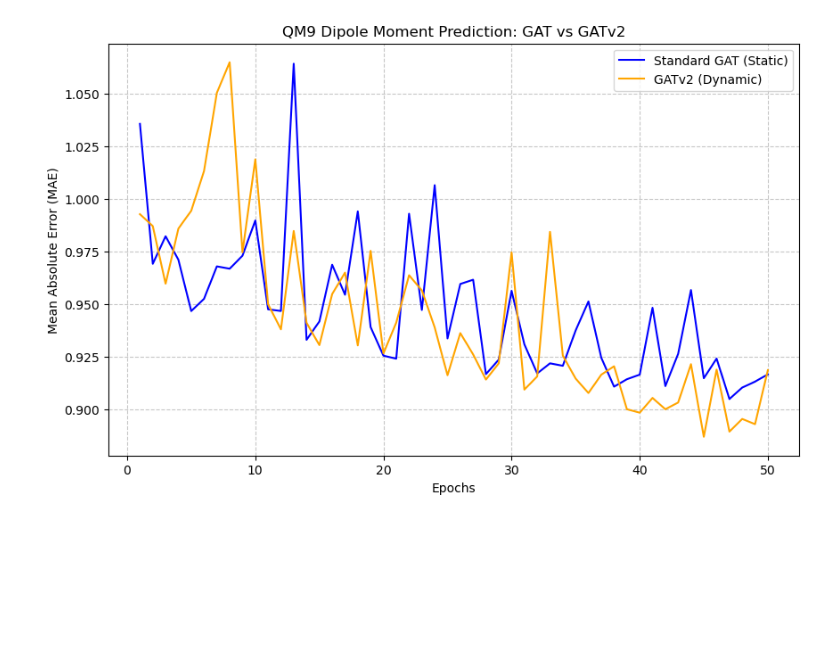
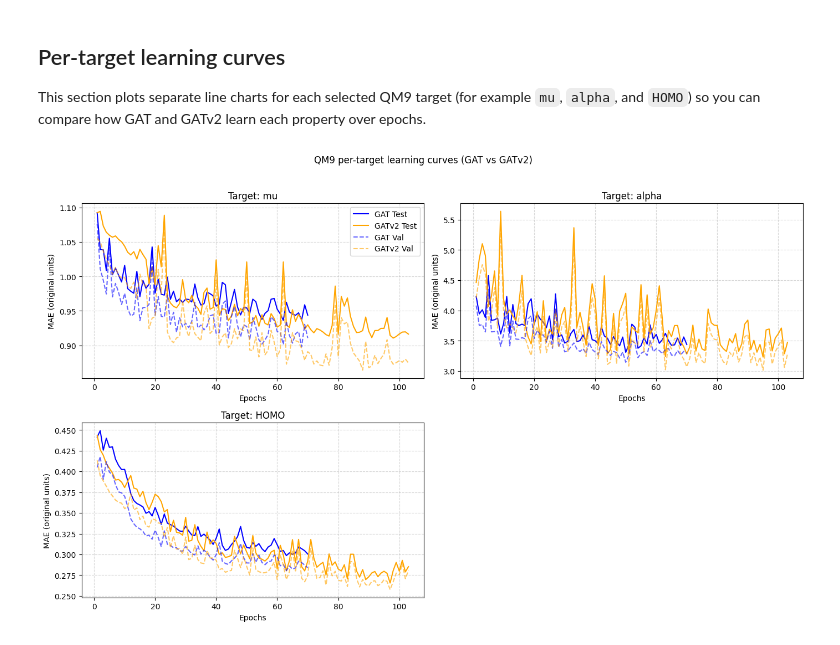
Before and after one commit to anushka-vijay/gat-wrecked, a Jupyter notebook: notebooks/06_chemical_qm9.ipynb, the cells around one changed output. Saved outputs shown, nothing was run; the diff lists cells and outputs as text; code cells hidden in the pictures; blank space fills up the shorter version.

Commit message:
Update README and notebooks for GAT vs GATv2 comparison;
Added igb experiments and a draft of the the report.

```diff
--- a/notebooks/06_chemical_qm9.ipynb
+++ b/notebooks/06_chemical_qm9.ipynb
@@ -162,13 +307,44 @@ Epoch 050 | GAT MAE: 0.9165 | GATv2 MAE: 0.9185
+# %% [markdown]
+## Per-target learning curves
+
+This section plots separate line charts for each selected QM9 target (for example `mu`, `alpha`, and `HOMO`) so you can compare how GAT and GATv2 learn each property over epochs.
 # %%
-plt.figure(figsize=(10, 6))
-plt.plot(range(1, epochs + 1), gat_history, label='Standard GAT (Static)', color='blue')
-plt.plot(range(1, epochs + 1), v2_history, label='GATv2 (Dynamic)', color='orange')
+import math
 
-plt.xlabel('Epochs')
-plt.ylabel('Mean Absolute Error (MAE)')
-plt.title('QM9 Dipole Moment Prediction: GAT vs GATv2')
-plt.legend()
-plt.grid(True, linestyle='--', alpha=0.7)
+num_t = len(target_labels)
+cols = 2
+rows = math.ceil(num_t / cols)
+fig, axes = plt.subplots(rows, cols, figsize=(14, 4.2 * rows), squeeze=False)
+
+for i, name in enumerate(target_labels):
+    r, c = divmod(i, cols)
+    ax = axes[r][c]
+
+    gat_val_t = [row[i] for row in gat_val_targets_history]
+    gat_test_t = [row[i] for row in gat_test_targets_history]
+    v2_val_t = [row[i] for row in v2_val_targets_history]
+    v2_test_t = [row[i] for row in v2_test_targets_history]
+
+    ax.plot(range(1, len(gat_test_t) + 1), gat_test_t, label='GAT Test', color='blue')
+    ax.plot(range(1, len(v2_test_t) + 1), v2_test_t, label='GATv2 Test', color='orange')
+    ax.plot(range(1, len(gat_val_t) + 1), gat_val_t, '--', label='GAT Val', color='blue', alpha=0.6)
+    ax.plot(range(1, len(v2_val_t) + 1), v2_val_t, '--', label='GATv2 Val', color='orange', alpha=0.6)
+
+    ax.set_title(f"Target: {name}")
+    ax.set_xlabel('Epochs')
+    ax.set_ylabel('MAE (original units)')
+    ax.grid(True, linestyle='--', alpha=0.5)
+
+    if i == 0:
+        ax.legend()
+
+# Hide any unused subplot slots
+for j in range(num_t, rows * cols):
+    r, c = divmod(j, cols)
+    axes[r][c].axis('off')
+
+plt.suptitle('QM9 per-target learning curves (GAT vs GATv2)', y=1.02)
+plt.tight_layout()
 plt.show()
 # %% [output]
-[figure, old version]
+[figure, new version]
```
Also changed, not shown: parts of 13 cells of this notebook, 17 other files.
